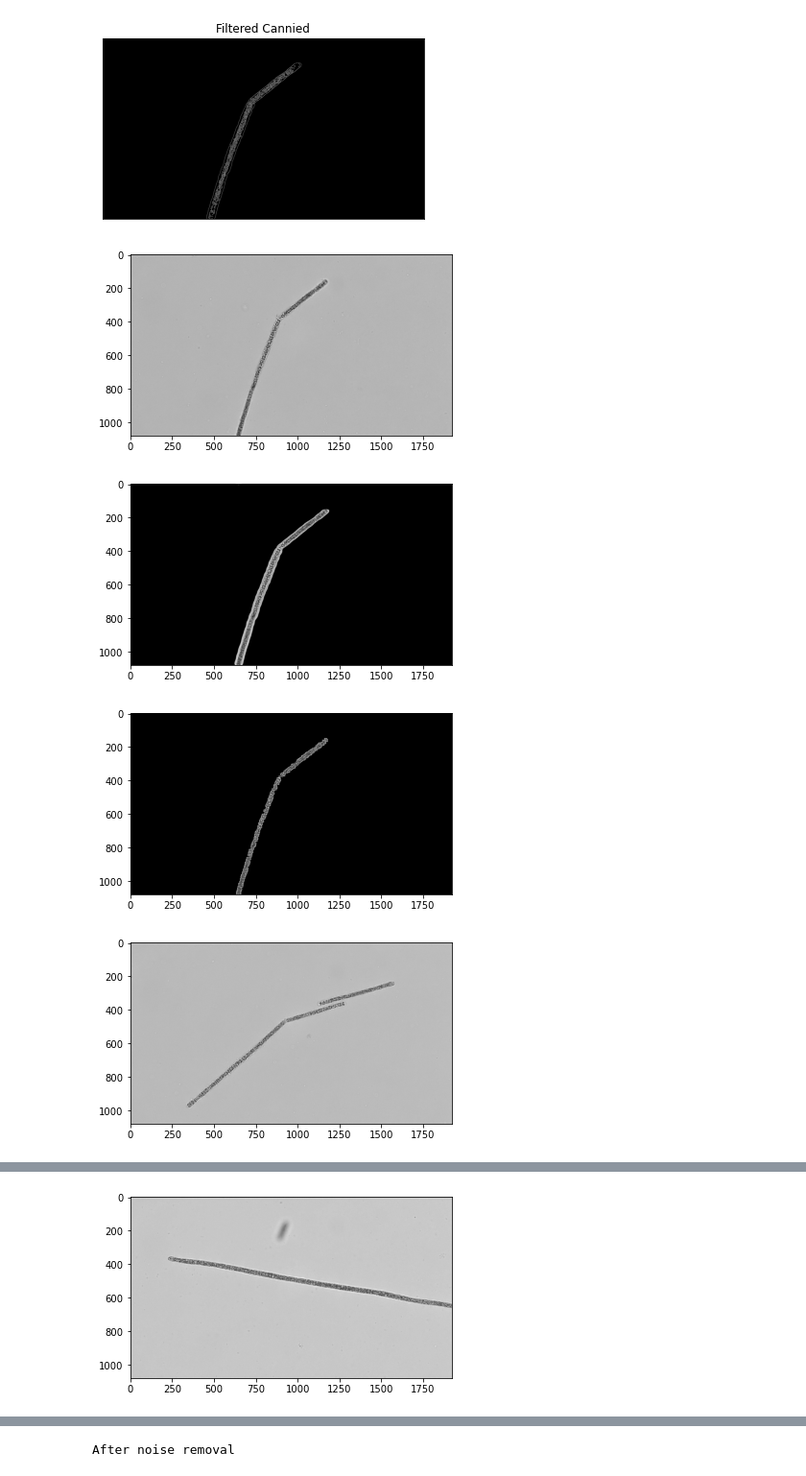
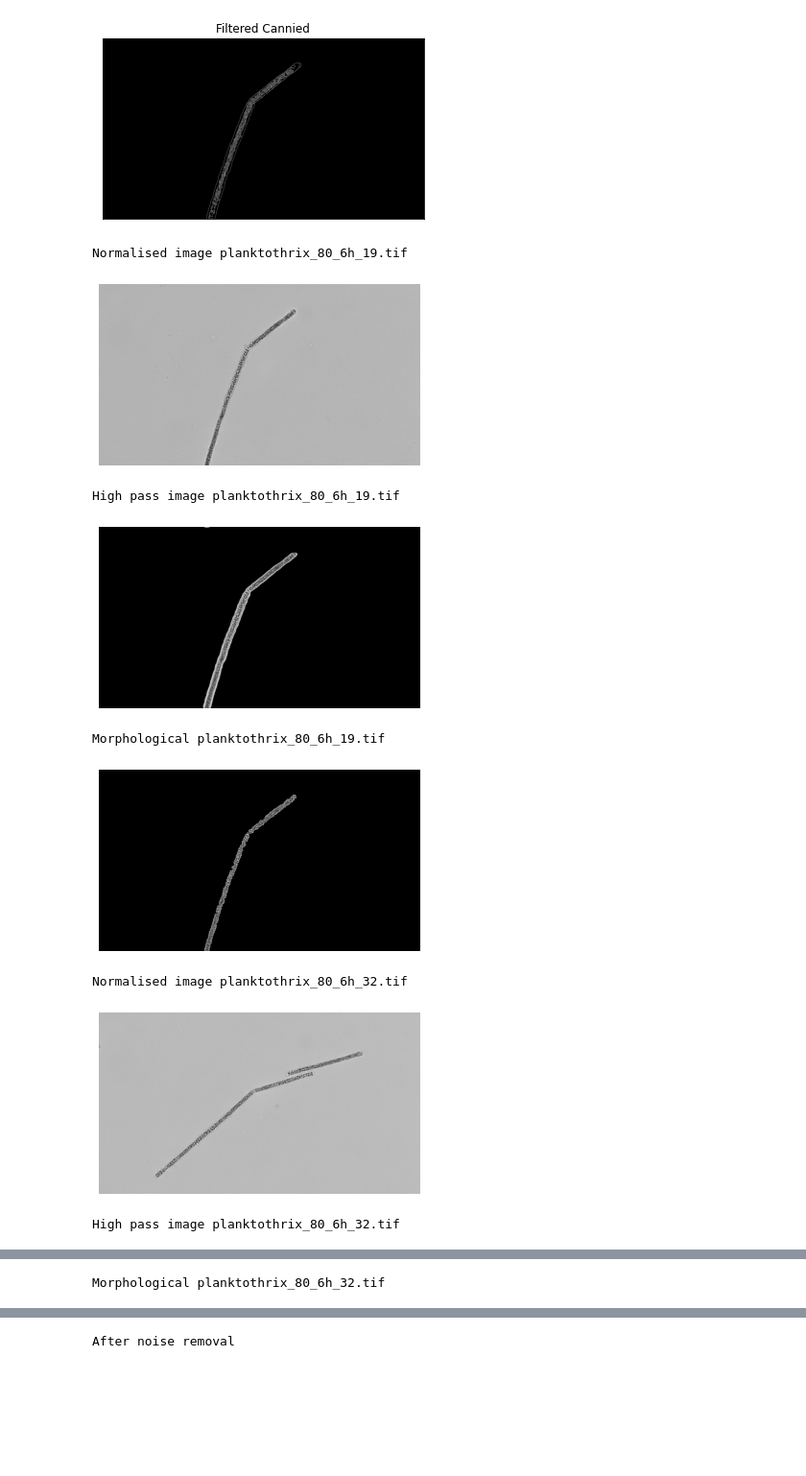
Before and after one commit to pamelaajohnston/micropics, a Jupyter notebook: micropictures.ipynb, the cells around one changed output, grey strips where cells are left out. Shown: that part at 96% size. Drawn from its saved outputs; the diff is of its cells as text; code cells hidden in the pictures; blank space fills up the shorter version.

```diff
--- a/micropictures.ipynb
+++ b/micropictures.ipynb
@@ -129,7 +129,7 @@ def customFilter(img):
     myMean = np.mean(myData)
     myStd = np.std(myData)
     myThres = myMean - (2*myStd)
-    #threshold = myThres
+    threshold = myThres
     upper = 0
     img_filtered = np.where(img_back>threshold, upper, img)
     return img_filtered
@@ -137,34 +137,48 @@ def customFilter(img):
 def customFilter2(img):
     gray = img
     ret, thresh = cv2.threshold(gray,0,255,cv2.THRESH_BINARY_INV+cv2.THRESH_OTSU)
     # noise removal
     kernel = np.ones((3,3),np.uint8)
     opening = cv2.morphologyEx(thresh,cv2.MORPH_OPEN,kernel, iterations = 2)
     # sure background area
     sure_bg = cv2.dilate(opening,kernel,iterations=3)
     upper = 0
     img_filtered = np.where(sure_bg==0, upper, img)
     return img_filtered
 
 
 imageNames = ["planktothrix_80_6h_19.tif", "planktothrix_80_6h_32.tif", "planktothrix_before_22.tif", "planktothrix_before_23.tif"]
 for i in imageNames:
     img = cv2.imread(i,0)
     normalizedImg = cv2.normalize(img,  None, 0, 255, cv2.NORM_MINMAX)
     img = normalizedImg
     img_rgb = cv2.cvtColor(img, cv2.COLOR_BGR2RGB)
+    print("Normalised image {}".format(i))
+    plt.axis('off')
     plt.imshow(img_rgb)
+    plt.savefig("{}_normalised.png".format(i), bbox_inches='tight')
     plt.show()
     img_f = customFilter(img)
     img_f_rgb = cv2.cvtColor(img_f, cv2.COLOR_BGR2RGB)
+    print("High pass image {}".format(i))
+    plt.axis('off')
     plt.imshow(img_f_rgb)
+    plt.savefig("{}_highpassed.png".format(i), bbox_inches='tight')
     plt.show()
     img_f2 = customFilter2(img)
     img_f2_rgb = cv2.cvtColor(img_f2, cv2.COLOR_BGR2RGB)
+    print("Morphological {}".format(i))
+    plt.axis('off')
     plt.imshow(img_f2_rgb)
+    plt.savefig("{}_morphological.png".format(i), bbox_inches='tight')
     plt.show()
 # %% [output]
+Normalised image planktothrix_80_6h_19.tif
-[figure, old version]
+[figure, new version]
+High pass image planktothrix_80_6h_19.tif
-[figure, old version]
+[figure, new version]
+Morphological planktothrix_80_6h_19.tif
-[figure, old version]
+[figure, new version]
+Normalised image planktothrix_80_6h_32.tif
-[figure, old version]
+[figure, new version]
+High pass image planktothrix_80_6h_32.tif
@@ -171,0 +186 @@ for i in imageNames:
+Morphological planktothrix_80_6h_32.tif
@@ -173 +187,0 @@ for i in imageNames:
-[figure, removed]
```
Also changed, not shown: parts of 1 cell of this notebook.
